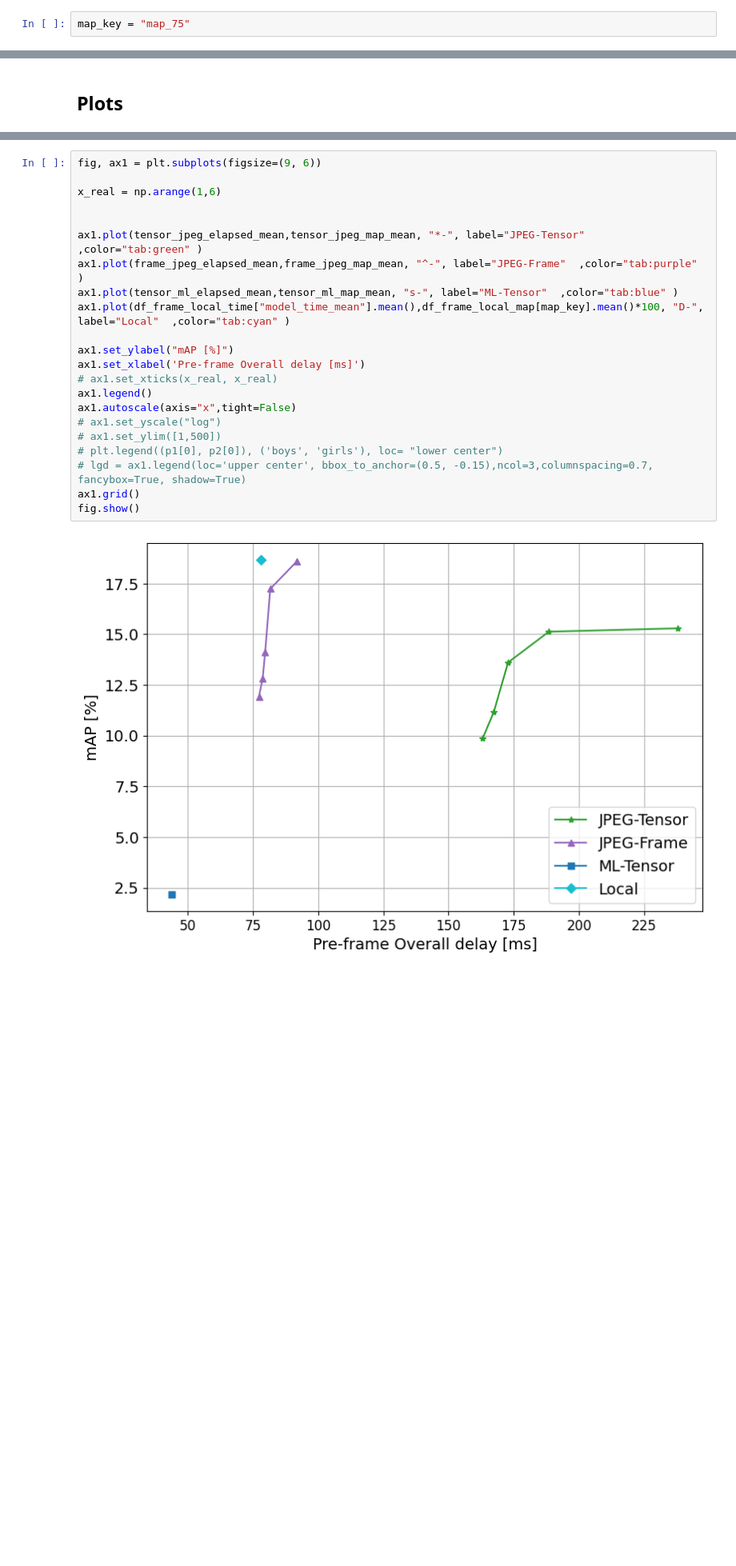
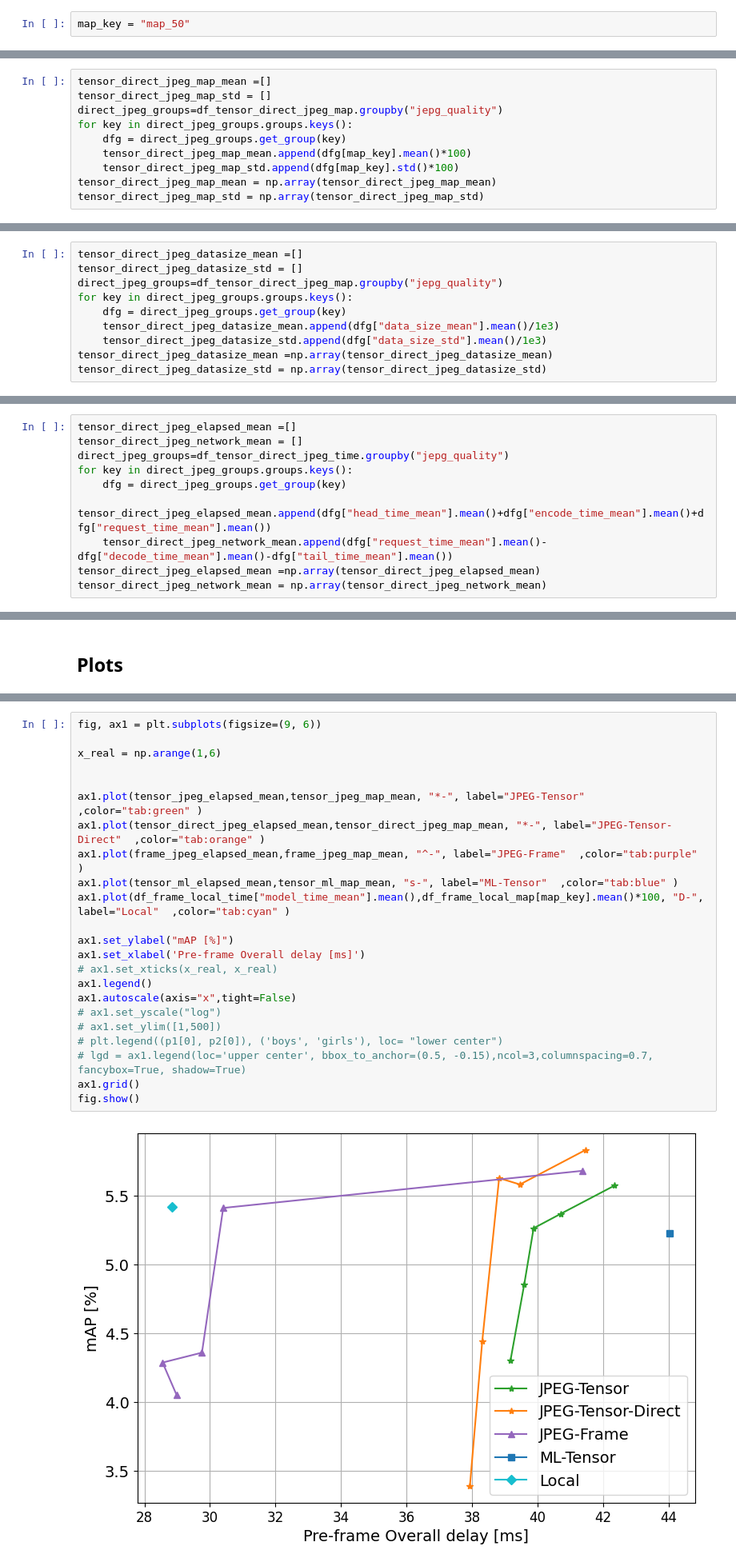
Before and after one commit to Rexyyj/split_DNN_framework, a Jupyter notebook: plots/plot_time.ipynb, the cells around one changed output, grey strips where cells are left out. Shown: that part at 80% size. Saved outputs shown, nothing was run; the diff lists cells and outputs as text; blank space fills up the shorter version.

```diff
--- a/plots/plot_time.ipynb
+++ b/plots/plot_time.ipynb
@@ -9,5 +9,5 @@ plt.rcParams.update({"text.usetex": False,
                      "ps.fonttype": 42})
 plt.rcParams['xtick.labelsize']=12
 # %%
-map_key = "map_75"
+map_key = "map_50"
 # %%
@@ -34,6 +52,16 @@ for key in jpeg_groups.groups.keys():
     tensor_jpeg_map_std.append(dfg[map_key].std()*100)
 tensor_jpeg_map_mean = np.array(tensor_jpeg_map_mean)
 tensor_jpeg_map_std = np.array(tensor_jpeg_map_std)
+# %%
+tensor_direct_jpeg_map_mean =[]
+tensor_direct_jpeg_map_std = []
+direct_jpeg_groups=df_tensor_direct_jpeg_map.groupby("jepg_quality")
+for key in direct_jpeg_groups.groups.keys():
+    dfg = direct_jpeg_groups.get_group(key)
+    tensor_direct_jpeg_map_mean.append(dfg[map_key].mean()*100)
+    tensor_direct_jpeg_map_std.append(dfg[map_key].std()*100)
+tensor_direct_jpeg_map_mean = np.array(tensor_direct_jpeg_map_mean)
+tensor_direct_jpeg_map_std = np.array(tensor_direct_jpeg_map_std)
 # %%
 frame_jpeg_map_mean =[]
 frame_jpeg_map_std = []
@@ -66,6 +94,16 @@ for key in jpeg_groups.groups.keys():
     tensor_jpeg_datasize_std.append(dfg["data_size_std"].mean()/1e3)
 tensor_jpeg_datasize_mean =np.array(tensor_jpeg_datasize_mean)
 tensor_jpeg_datasize_std = np.array(tensor_jpeg_datasize_std)
+# %%
+tensor_direct_jpeg_datasize_mean =[]
+tensor_direct_jpeg_datasize_std = []
+direct_jpeg_groups=df_tensor_direct_jpeg_map.groupby("jepg_quality")
+for key in direct_jpeg_groups.groups.keys():
+    dfg = direct_jpeg_groups.get_group(key)
+    tensor_direct_jpeg_datasize_mean.append(dfg["data_size_mean"].mean()/1e3)
+    tensor_direct_jpeg_datasize_std.append(dfg["data_size_std"].mean()/1e3)
+tensor_direct_jpeg_datasize_mean =np.array(tensor_direct_jpeg_datasize_mean)
+tensor_direct_jpeg_datasize_std = np.array(tensor_direct_jpeg_datasize_std)
 # %%
 frame_jpeg_datasize_mean =[]
 frame_jpeg_datasize_std = []
@@ -98,6 +136,16 @@ for key in jpeg_groups.groups.keys():
     tensor_jpeg_network_mean.append(dfg["request_time_mean"].mean()-dfg["decode_time_mean"].mean()-dfg["tail_time_mean"].mean())
 tensor_jpeg_elapsed_mean =np.array(tensor_jpeg_elapsed_mean)
 tensor_jpeg_network_mean = np.array(tensor_jpeg_network_mean)
+# %%
+tensor_direct_jpeg_elapsed_mean =[]
+tensor_direct_jpeg_network_mean = []
+direct_jpeg_groups=df_tensor_direct_jpeg_time.groupby("jepg_quality")
+for key in direct_jpeg_groups.groups.keys():
+    dfg = direct_jpeg_groups.get_group(key)
+    tensor_direct_jpeg_elapsed_mean.append(dfg["head_time_mean"].mean()+dfg["encode_time_mean"].mean()+dfg["request_time_mean"].mean())
+    tensor_direct_jpeg_network_mean.append(dfg["request_time_mean"].mean()-dfg["decode_time_mean"].mean()-dfg["tail_time_mean"].mean())
+tensor_direct_jpeg_elapsed_mean =np.array(tensor_direct_jpeg_elapsed_mean)
+tensor_direct_jpeg_network_mean = np.array(tensor_direct_jpeg_network_mean)
 # %%
 frame_jpeg_elapsed_mean =[]
 frame_jpeg_network_mean = []
@@ -147,24 +196,25 @@ fig.show()
 # %%
 fig, ax1 = plt.subplots(figsize=(9, 6))
 
 x_real = np.arange(1,6)
 
 
 ax1.plot(tensor_jpeg_elapsed_mean,tensor_jpeg_map_mean, "*-", label="JPEG-Tensor"  ,color="tab:green" )
+ax1.plot(tensor_direct_jpeg_elapsed_mean,tensor_direct_jpeg_map_mean, "*-", label="JPEG-Tensor-Direct"  ,color="tab:orange" )
 ax1.plot(frame_jpeg_elapsed_mean,frame_jpeg_map_mean, "^-", label="JPEG-Frame"  ,color="tab:purple" )
 ax1.plot(tensor_ml_elapsed_mean,tensor_ml_map_mean, "s-", label="ML-Tensor"  ,color="tab:blue" )
 ax1.plot(df_frame_local_time["model_time_mean"].mean(),df_frame_local_map[map_key].mean()*100, "D-", label="Local"  ,color="tab:cyan" )
 
 ax1.set_ylabel("mAP [%]")
 ax1.set_xlabel('Pre-frame Overall delay [ms]')
 # ax1.set_xticks(x_real, x_real)
 ax1.legend()
 ax1.autoscale(axis="x",tight=False)
 # ax1.set_yscale("log")
 # ax1.set_ylim([1,500])
 # plt.legend((p1[0], p2[0]), ('boys', 'girls'), loc= "lower center")
 # lgd = ax1.legend(loc='upper center', bbox_to_anchor=(0.5, -0.15),ncol=3,columnspacing=0.7, fancybox=True, shadow=True)
 ax1.grid()
 fig.show()
 # %% [output]
-[figure, old version]
+[figure, new version]
```
Also changed, not shown: parts of 2 cells of this notebook.
